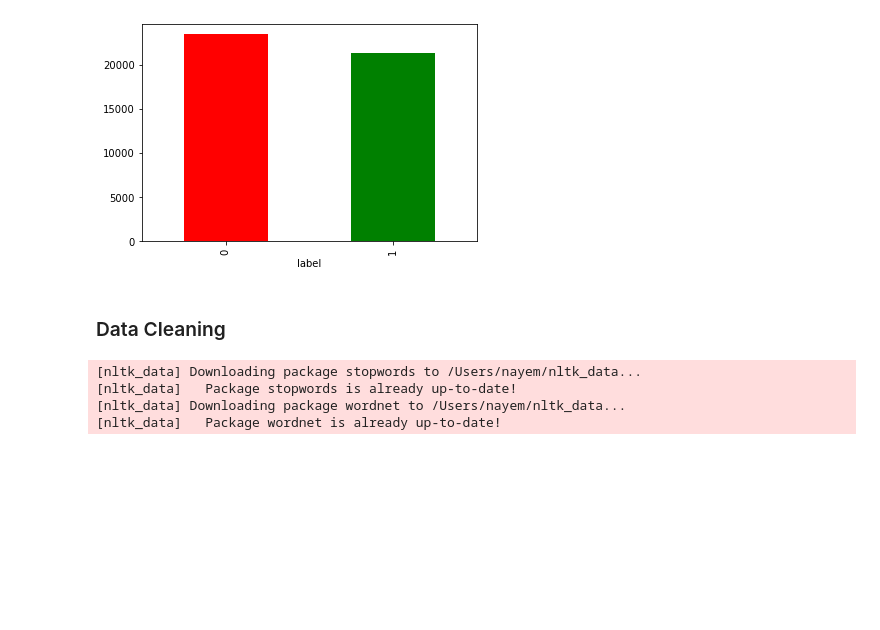
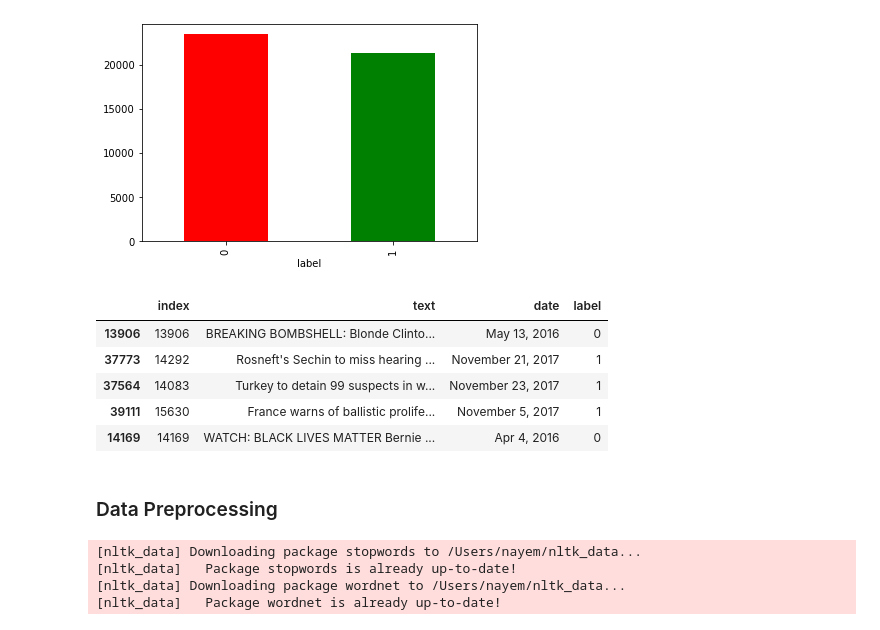
Before and after one commit to nayemmajhar/fake-news-detection, a Jupyter notebook: code/fake-news-detection-tensorflow.ipynb, the cells around one changed output. Cells and saved outputs as stored; diff of their text form; code cells hidden in the pictures; blank space fills up the shorter version.

```diff
--- a/code/fake-news-detection-tensorflow.ipynb
+++ b/code/fake-news-detection-tensorflow.ipynb
@@ -50,5 +63,16 @@ df.groupby('label').label.count().plot.bar(color=['r','g'])
+# %%
+# shuffle dataset
+df = df.sample(frac = 1)
+df.head()
+# %% [output]
+|  | index | text | date | label |
+| 13906 | 13906 | BREAKING BOMBSHELL: Blonde Clinto... | May 13, 2016 | 0 |
+| 37773 | 14292 | Rosneft's Sechin to miss hearing ... | November 21, 2017 | 1 |
+| 37564 | 14083 | Turkey to detain 99 suspects in w... | November 23, 2017 | 1 |
+| 39111 | 15630 | France warns of ballistic prolife... | November 5, 2017 | 1 |
+| 14169 | 14169 | WATCH: BLACK LIVES MATTER Bernie ... | Apr 4, 2016 | 0 |
 # %% [markdown]
-### Data Cleaning
+### Data Preprocessing
 # %%
 import nltk
 import re
```
Also changed, not shown: parts of 24 cells of this notebook.
